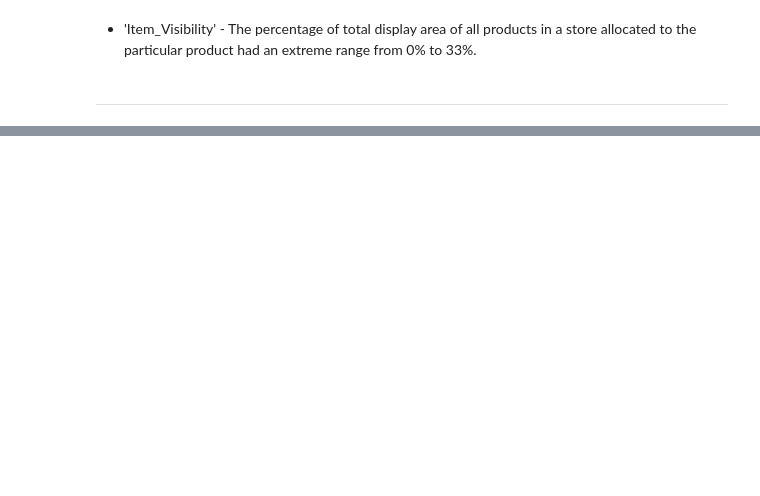
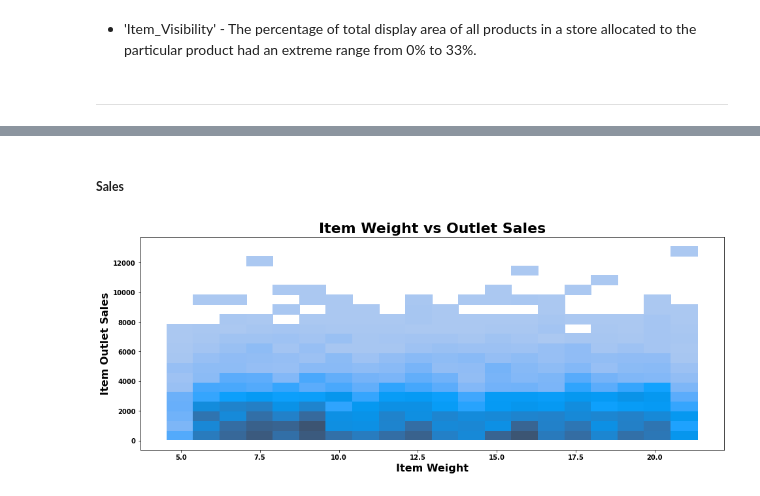
Before and after one commit to YBilodeau/Sales-Predictions, a Jupyter notebook: Sales_Prediction_Project.ipynb, the cells around one changed output, grey strips where cells are left out. Drawn from its saved outputs; the diff is of its cells as text; code cells hidden in the pictures; blank space fills up the shorter version.

```diff
--- a/Sales_Prediction_Project.ipynb
+++ b/Sales_Prediction_Project.ipynb
@@ -462,0 +425,14 @@ plt.yticks(fontsize = 12, weight='bold');
+# %% [markdown]
+##### **Sales**
+# %%
+plt.figure(figsize = (16, 6))
+
+sns.histplot(data=df, x='Item_Weight',y='Item_Outlet_Sales', bins=20, color='#069AF3')
+
+plt.title('Item Weight vs Outlet Sales', fontsize = 22, weight='bold')
+plt.xlabel('Item Weight', fontsize = 16, weight='bold')
+plt.ylabel('Item Outlet Sales', fontsize = 16, weight='bold');
+plt.xticks(fontsize = 10, weight='bold', rotation=0)
+plt.yticks(fontsize = 10, weight='bold');
+# %% [output]
+[figure, added]
```
Also changed, not shown: parts of 102 cells of this notebook.
